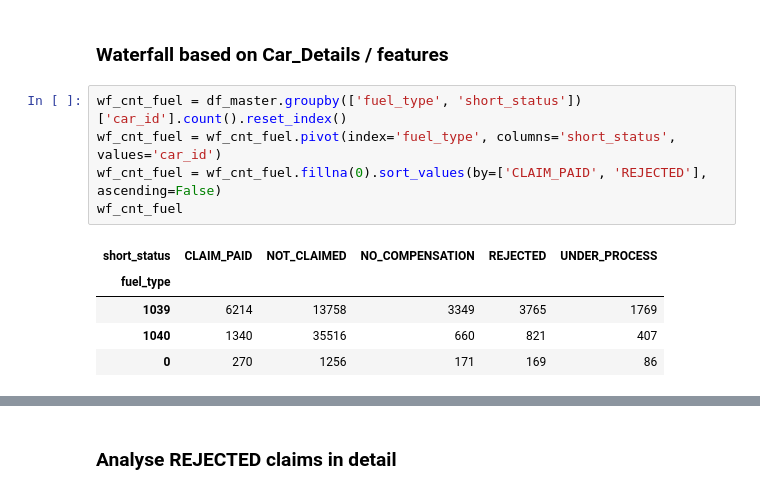
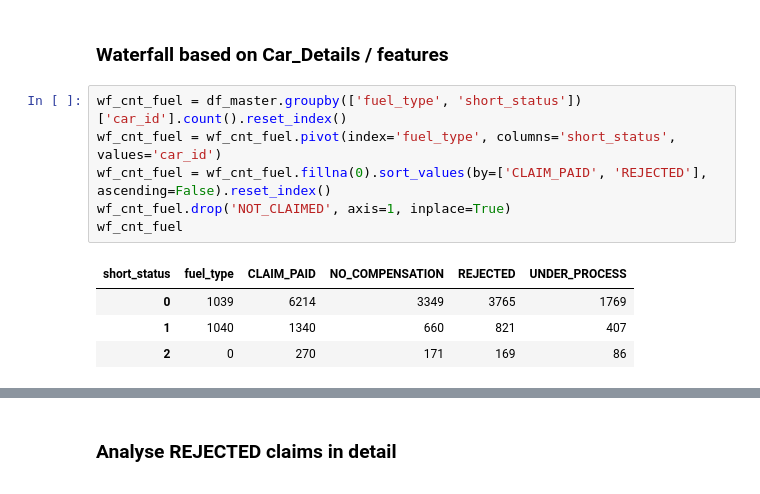
Before and after one commit to dileepsathyan/assignments, a Jupyter notebook: Vroom Virtusa/Vroom Virtusa Assignment.ipynb, the cells around one changed output, grey strips where cells are left out. Saved outputs shown, nothing was run; the diff lists cells and outputs as text.

```diff
--- a/Vroom Virtusa/Vroom Virtusa Assignment.ipynb
+++ b/Vroom Virtusa/Vroom Virtusa Assignment.ipynb
@@ -1581,11 +1599,11 @@ wf_cnt_time
 # %%
 wf_cnt_fuel = df_master.groupby(['fuel_type', 'short_status'])['car_id'].count().reset_index()
 wf_cnt_fuel = wf_cnt_fuel.pivot(index='fuel_type', columns='short_status', values='car_id')
-wf_cnt_fuel = wf_cnt_fuel.fillna(0).sort_values(by=['CLAIM_PAID', 'REJECTED'], ascending=False)
+wf_cnt_fuel = wf_cnt_fuel.fillna(0).sort_values(by=['CLAIM_PAID', 'REJECTED'], ascending=False).reset_index()
+wf_cnt_fuel.drop('NOT_CLAIMED', axis=1, inplace=True)
 wf_cnt_fuel
 # %% [output]
-| short_status | CLAIM_PAID | NOT_CLAIMED | NO_COMPENSATION | REJECTED | UNDER_PROCESS |
-| fuel_type |  |  |  |  |  |
-| 1039 | 6214 | 13758 | 3349 | 3765 | 1769 |
-| 1040 | 1340 | 35516 | 660 | 821 | 407 |
-| 0 | 270 | 1256 | 171 | 169 | 86 |
+| short_status | fuel_type | CLAIM_PAID | NO_COMPENSATION | REJECTED | UNDER_PROCESS |
+| 0 | 1039 | 6214 | 3349 | 3765 | 1769 |
+| 1 | 1040 | 1340 | 660 | 821 | 407 |
+| 2 | 0 | 270 | 171 | 169 | 86 |
```
Also changed, not shown: parts of 7 cells of this notebook.
